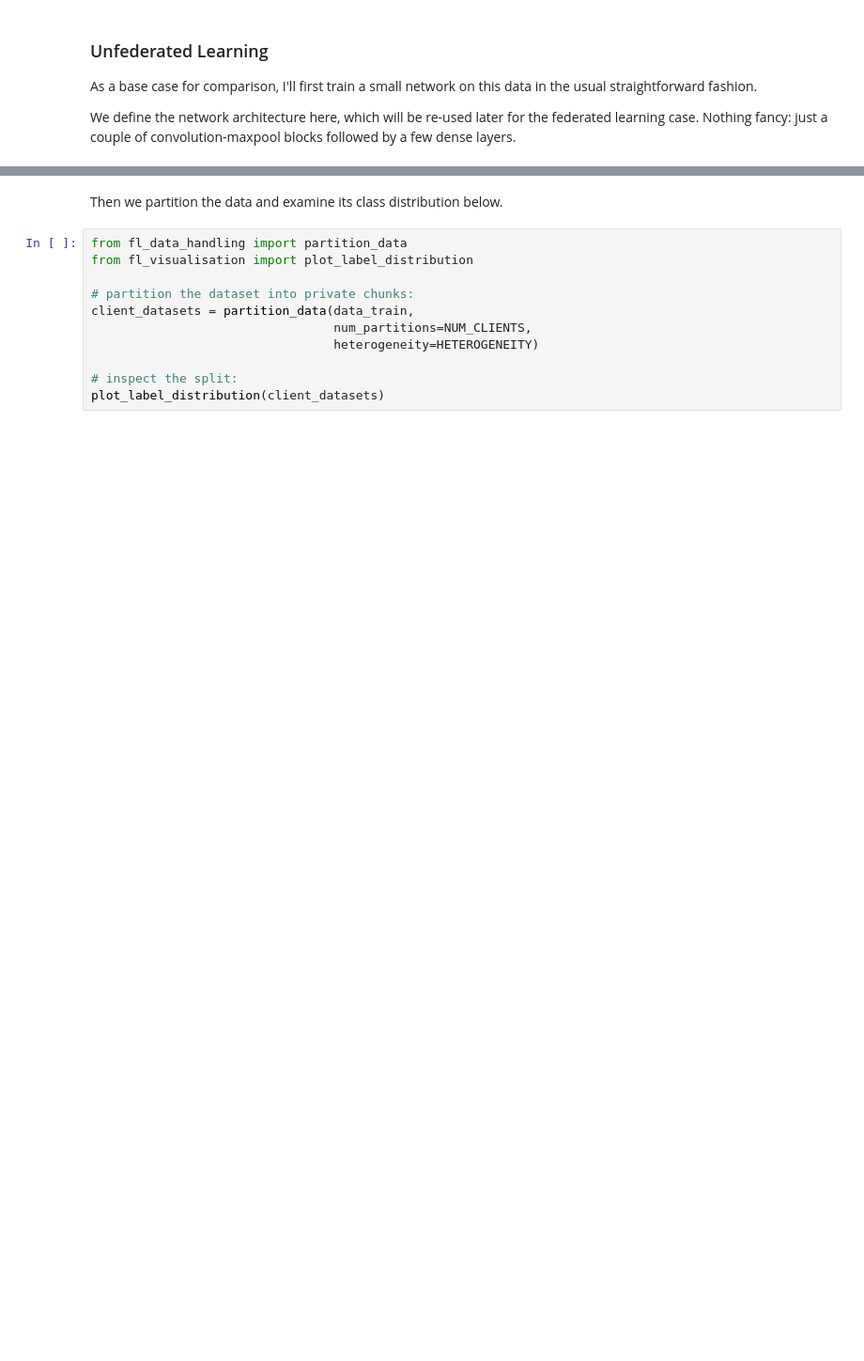
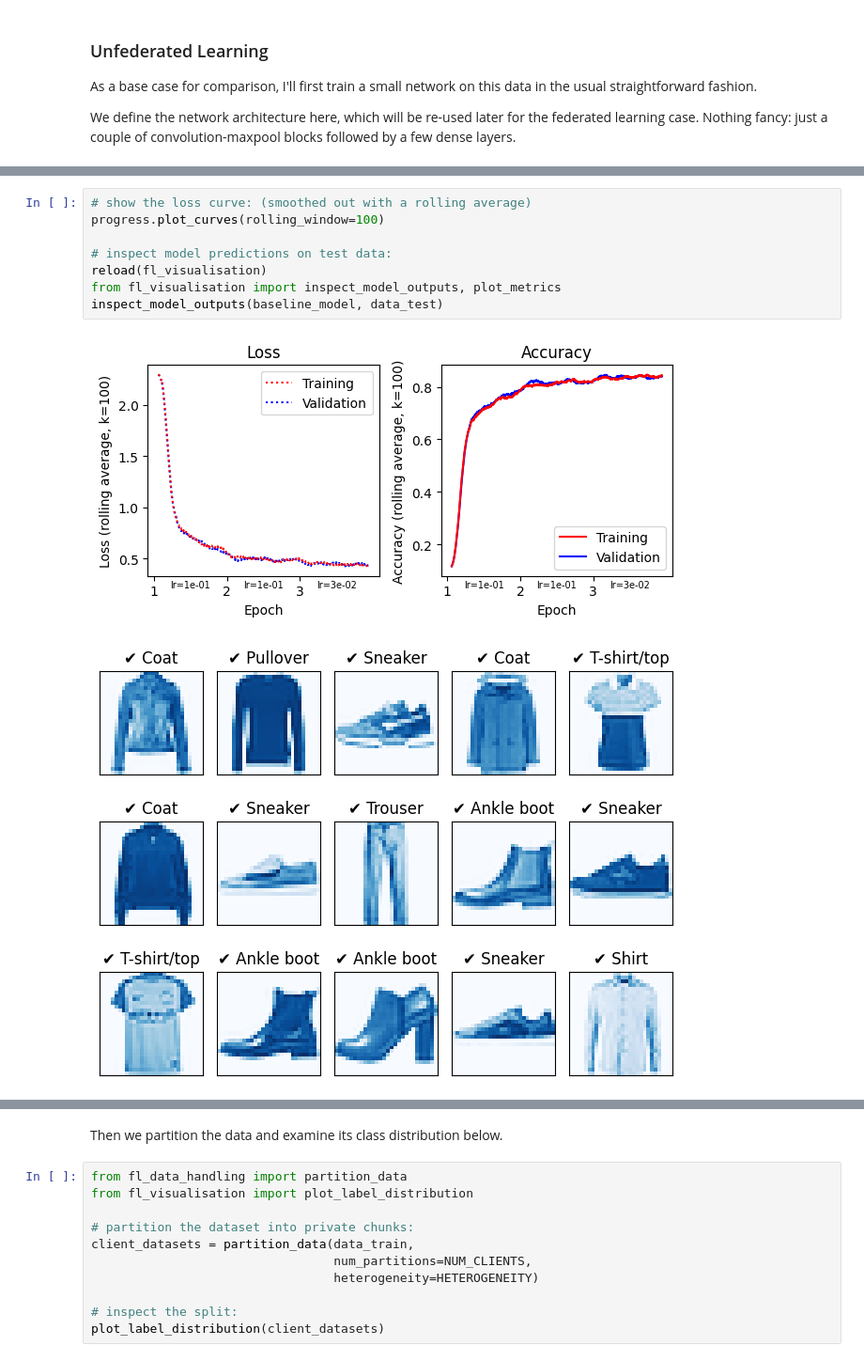
Before and after one commit to andreybarsky/fedlearn, a Jupyter notebook: Federated Learning exercise.ipynb, the cells around one changed output, grey strips where cells are left out. Shown at 94% size. Drawn from its saved outputs; the diff is of its cells as text; blank space fills up the shorter version.

```diff
--- a/Federated Learning exercise.ipynb
+++ b/Federated Learning exercise.ipynb
@@ -230,0 +221,11 @@ We'll define some global parameters for this partitioning process here:
+# %%
+# show the loss curve: (smoothed out with a rolling average)
+progress.plot_curves(rolling_window=100)
+
+# inspect model predictions on test data:
+reload(fl_visualisation)
+from fl_visualisation import inspect_model_outputs, plot_metrics
+inspect_model_outputs(baseline_model, data_test)
+# %% [output]
+[figure, added]
+[figure, added]
```
Also changed, not shown: parts of 32 cells of this notebook, 3 other files.
